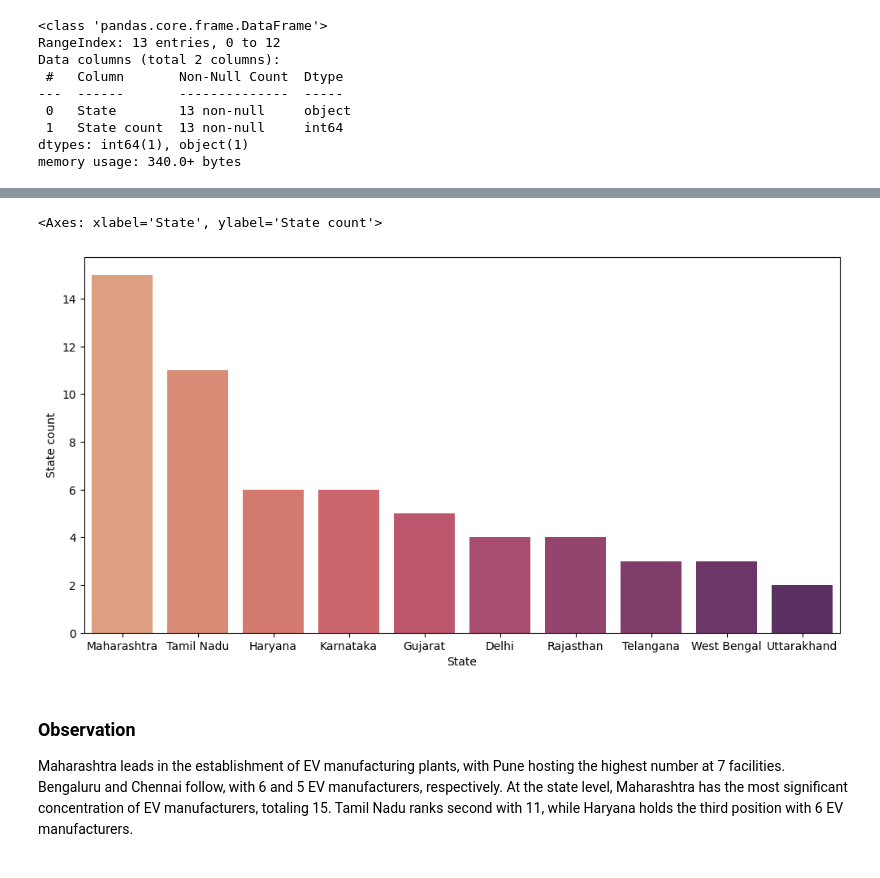
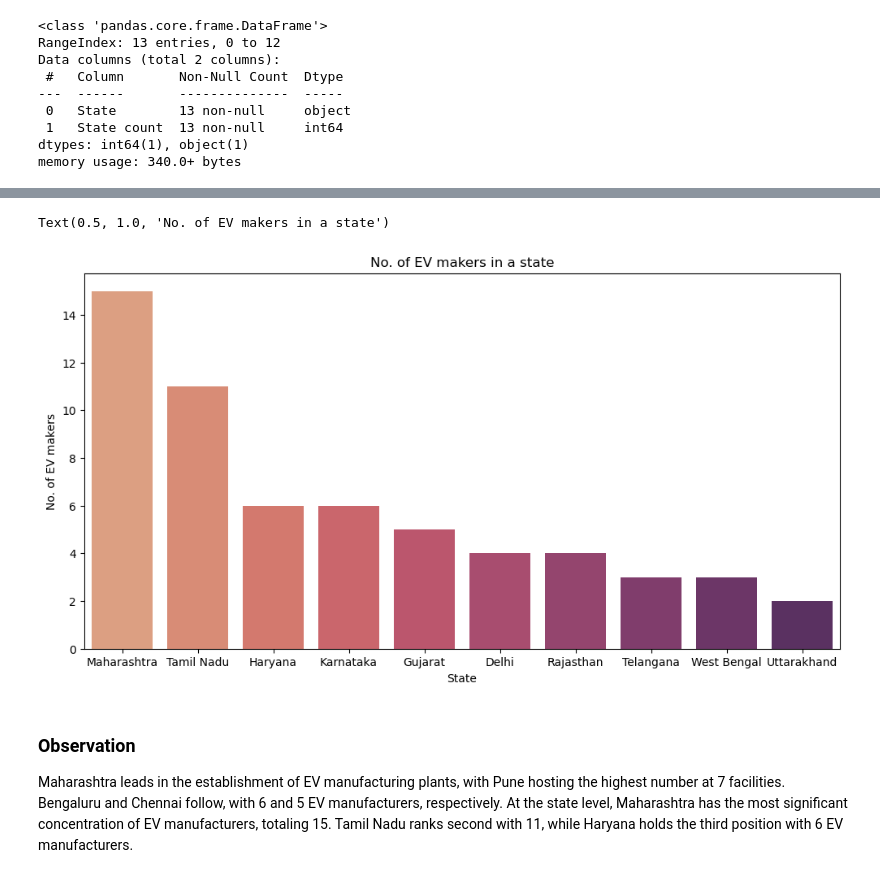
Before and after one commit to anjali-thawani/EV-Market-Analysis, a Jupyter notebook: EV Market Data Analysis1-checkpoint.ipynb, the cells around one changed output, grey strips where cells are left out. Cells and saved outputs as stored; diff of their text form; code cells hidden in the pictures.

```diff
--- a/EV Market Data Analysis1-checkpoint.ipynb
+++ b/EV Market Data Analysis1-checkpoint.ipynb
@@ -73,6 +87,5 @@ sns.barplot(data=pc, x='Place', y='Place count')
 # %%
 ##No. of manufacturing Plants in a particular State
-df_state_count=df_place.groupby(['State']).size().reset_index().rename(columns={0:'State count'})
-sc=df_state_count.sort_values('State count', ascending=False).head(10)
-sc.head(10)
+df_state_count=df_place.groupby(['State']).size().reset_index().rename(columns={0:'No. of EV makers'})
+df_state_count.head()
 # %% [output]
@@ -89,0 +98,3 @@ sc.head(10)
+# %%
+sc=df_state_count.sort_values('No. of EV makers', ascending=False).head(10)
+sc.head()
@@ -102,8 +132,8 @@ memory usage: 340.0+ bytes
 # %%
-sns.barplot(data=sc, x='State', y='State count',palette="flare")
+sns.barplot(data=sc, x='State', y='No. of EV makers',palette="flare").set_title("No. of EV makers in a state" )
 # %% [output]
-<Axes: xlabel='State', ylabel='State count'>
+Text(0.5, 1.0, 'No. of EV makers in a state')
-[figure, old version]
+[figure, new version]
 # %% [markdown]
 ### Observation
 Maharashtra leads in the establishment of EV manufacturing plants, with Pune hosting the highest number at 7 facilities.
```
Also changed, not shown: parts of 19 cells of this notebook.
